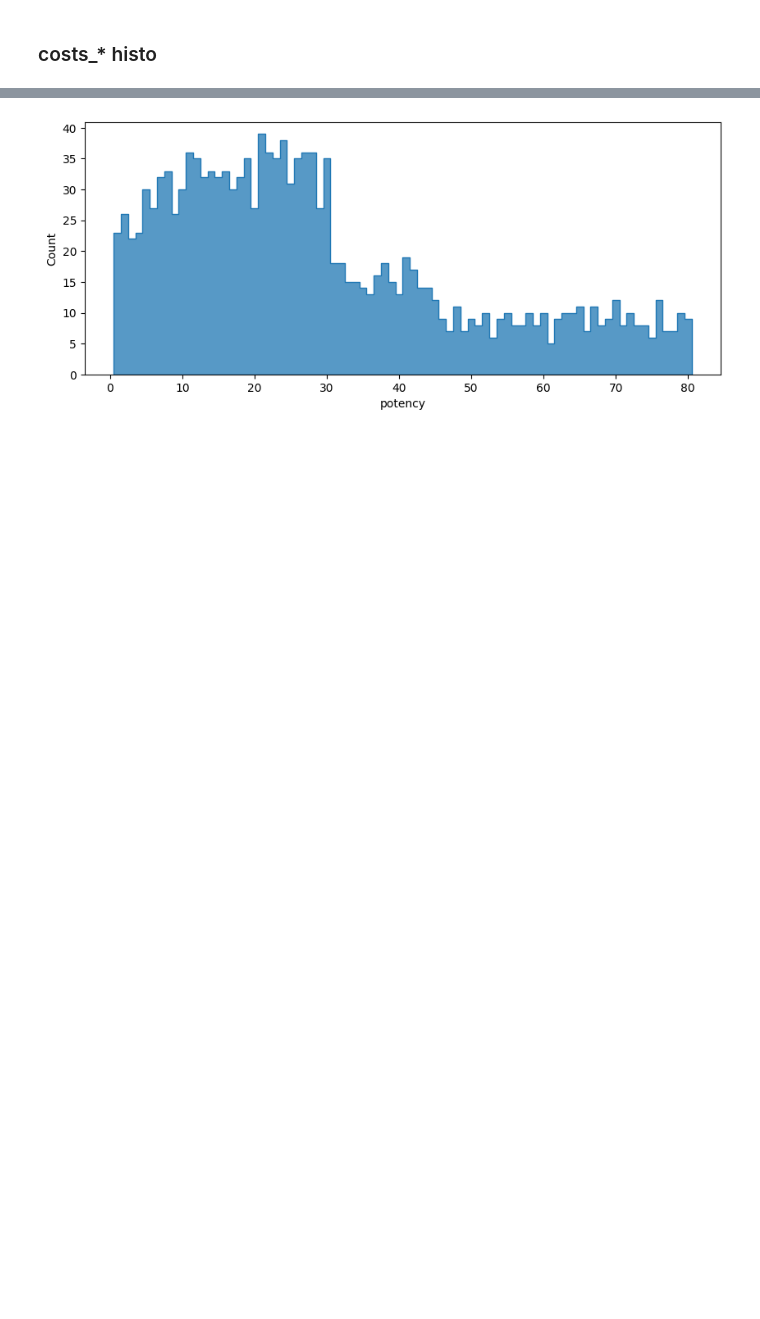
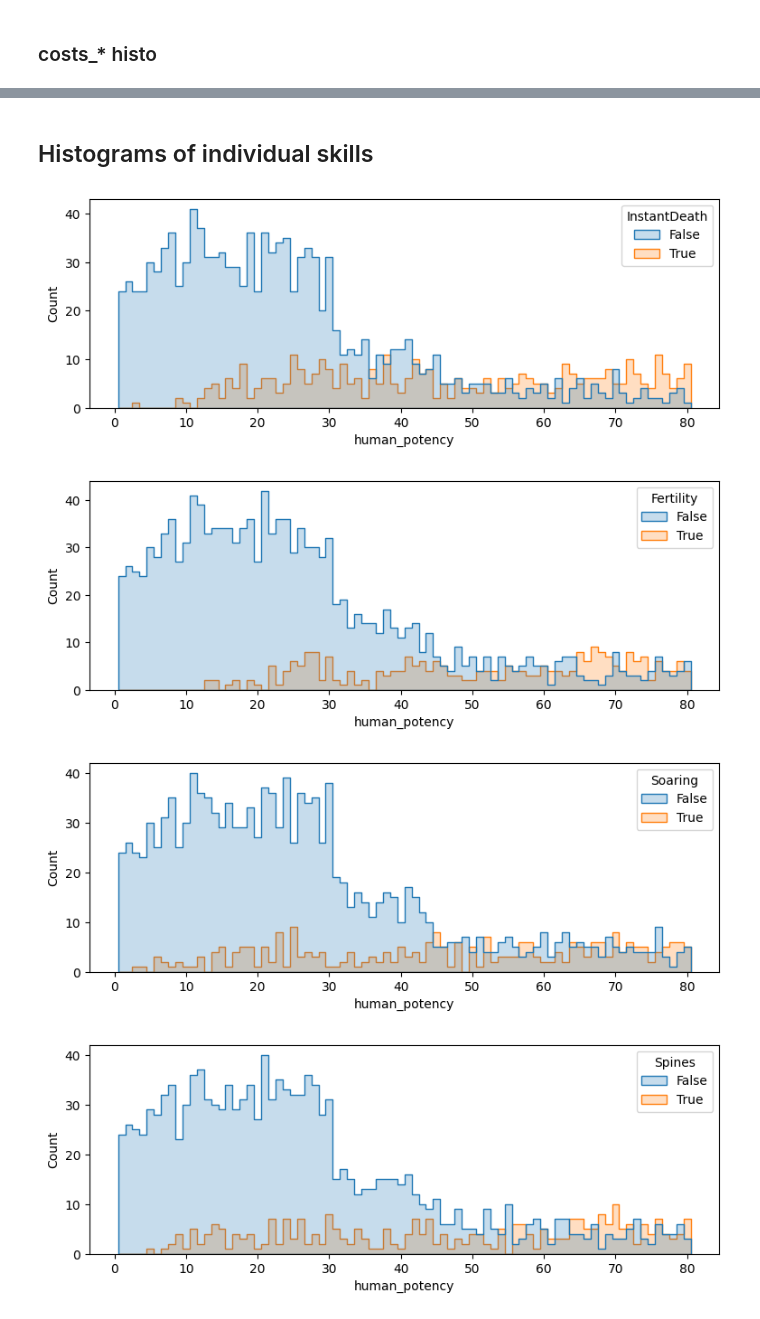
Before and after one commit to ymyke/cardio, a Jupyter notebook: cardio/blueprints/blueprint_stats.ipynb, the cells around one changed output, grey strips where cells are left out. Cells and saved outputs as stored; diff of their text form; code cells hidden in the pictures; blank space fills up the shorter version.

```diff
--- a/cardio/blueprints/blueprint_stats.ipynb
+++ b/cardio/blueprints/blueprint_stats.ipynb
@@ -10,11 +8,11 @@ from matplotlib import pyplot as plt
 from cardio.blueprints.blueprint_catalog import thecatalog
 from cardio import skills, Card
 
+plt.rcParams["figure.figsize"] = (9, 3)
+
 cards = thecatalog._blueprints.instantiate()
 attribute_names = [
     "name",
-    "potency",
-    "core_potency",
     "health",
     "power",
     "has_fire",
@@ -28,6 +26,8 @@ skill_names = [s.__name__ for s in skill_types]
 df = pd.DataFrame()
 for attr in attribute_names:
     df[attr] = [getattr(c, attr) for c in cards]
+df["human_potency"] = [c.potency("human") for c in cards]
+df["computer_potency"] = [c.potency("computer") for c in cards]
 df["skills"] = [c.skills.count() for c in cards]
 for st, sn in zip(skill_types, skill_names):
     df[sn] = [st in c.skills for c in cards]
@@ -54,5 +54,6 @@ sorted_skills = sorted(
     reverse=True,
 )
 for s in sorted_skills:
-    print(f"{s.potency:3} {s.name} {s.symbol}")
+    txt = f"{s.potency:3} {s.name} {s.symbol}"
+    print(f"{txt:30} {s.forwhom if s.forwhom != skills.ForWhom.BOTH else ''}")
 # %% [output]
@@ -155,4 +233,11 @@ plt.show()
+# %% [markdown]
+## Histograms of individual skills
 # %%
-_ = sns.histplot(data=df, x="potency", discrete=True, element="step")
+for s in  skill_names:
+    sns.histplot(data=df, x="human_potency", discrete=True, hue=s, element="step")
+    plt.show()
 # %% [output]
-[figure, old version]
+[figure, new version]
+[figure, added]
+[figure, added]
+[figure, added]
```
Also changed, not shown: parts of 41 cells of this notebook, 7 other files.
